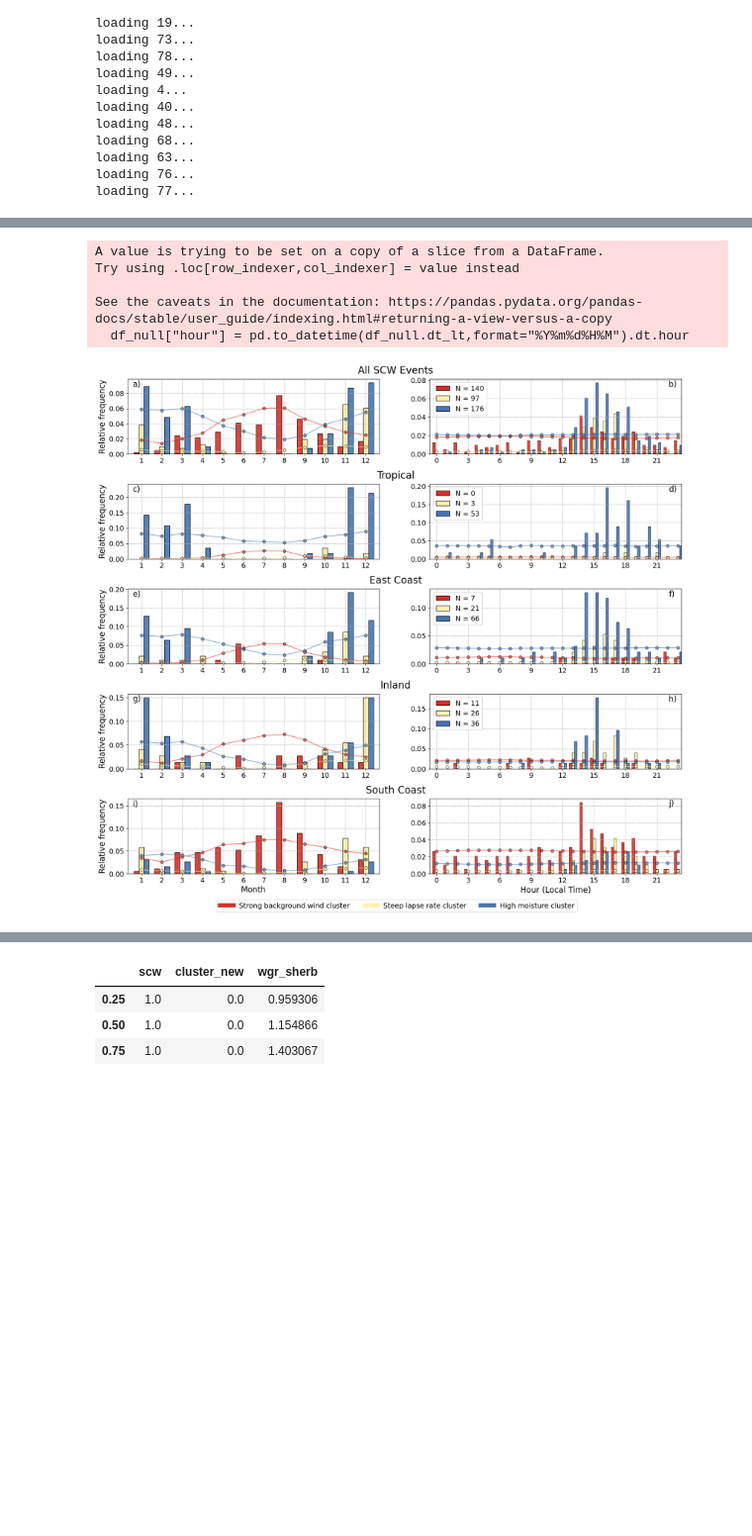
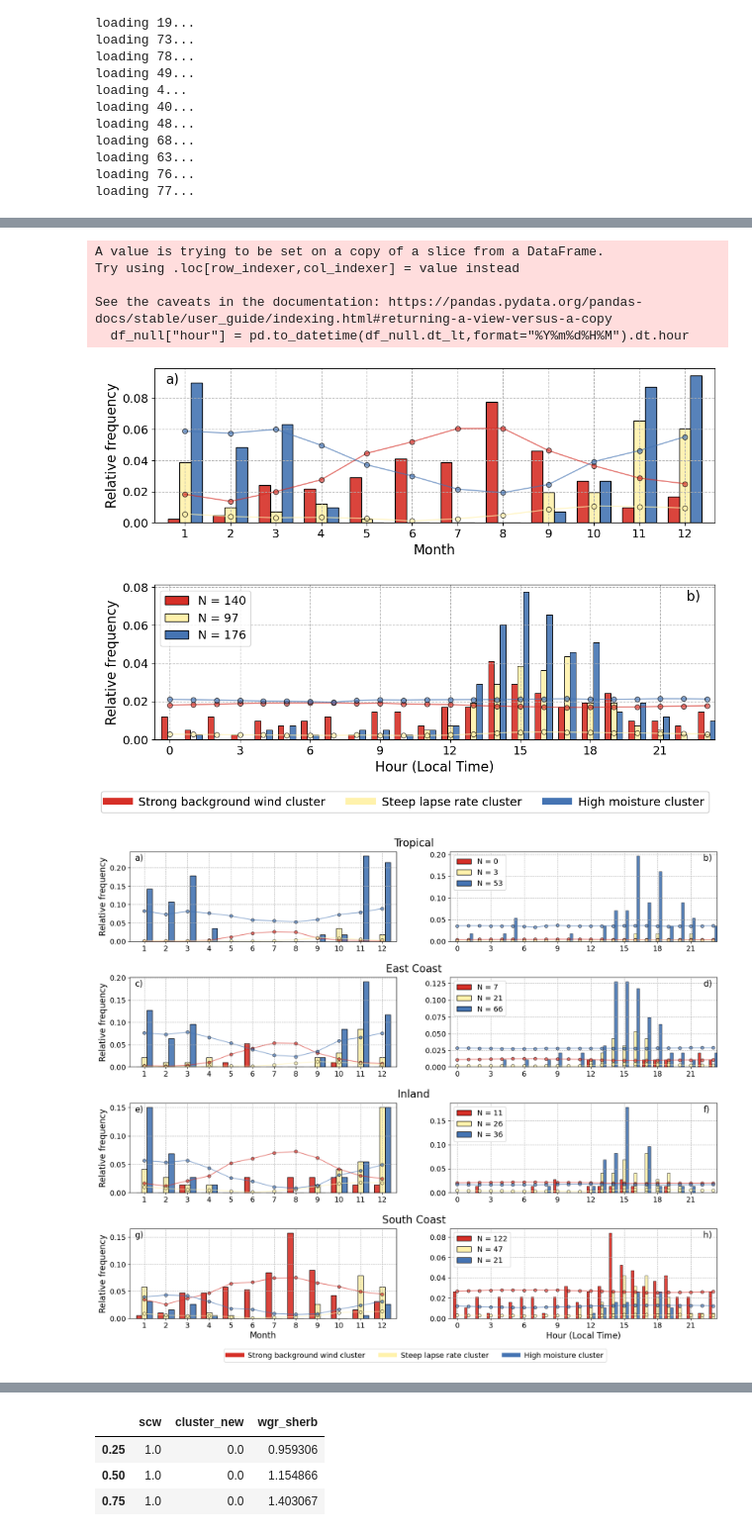
Before and after one commit to andrewbrown31/tint_processing, a Jupyter notebook: systematic_analysis/non_event_analysis.ipynb, the cells around one changed output, grey strips where cells are left out. Shown at 99% size. Drawn from its saved outputs; the diff is of its cells as text; code cells hidden in the pictures; blank space fills up the shorter version.

```diff
--- a/systematic_analysis/non_event_analysis.ipynb
+++ b/systematic_analysis/non_event_analysis.ipynb
@@ -256,61 +298,79 @@ def plot_bg_prob_diurnal(df_null,ax):
 
 def create_legend(ax,p,labels):
 
     #create legend
     handles = [Rectangle((0,0),1,1,color=c,ec="k") for c in p]
-    plt.legend(handles, labels, loc="upper left",fontsize=14)
+    leg = plt.legend(handles, labels, loc="upper left",fontsize=14)
+    ax.add_artist(leg)
 
 
-plt.figure(figsize=[20,18])
+plt.figure(figsize=[12,8])
 p=[plt.get_cmap("RdYlBu")(i) for i in [0.1,0.46,0.9]]
 plt.subplots_adjust(hspace=0.4)
 
-plot_hist_seasonal(df[df["scw"]==1].drop(columns="dt_utc").reset_index(),plt.subplot(5,2,1),ymax2=None,title="All SCW Events",letter="a")
-plot_bg_prob_seasonal(df[["rid","month","cluster_new","scw"]],plt.subplot(5,2,1))
-
-plot_hist_seasonal(df[(np.in1d(df.rid,tropical_rids)) & (df["scw"]==1)].drop(columns="dt_utc").reset_index(),plt.subplot(5,2,3),title="Tropical",letter="c")
-plot_bg_prob_seasonal(df[["rid","month","cluster_new","scw"]][(np.in1d(df.rid,tropical_rids)) & (df.scw==0)],plt.subplot(5,2,3))
-
-plot_hist_seasonal(df[(np.in1d(df.rid,east_coast_rids)) & (df["scw"]==1)].drop(columns="dt_utc").reset_index(),plt.subplot(5,2,5),title="East Coast",letter="e")
-plot_bg_prob_seasonal(df[["rid","month","cluster_new","scw"]][(np.in1d(df.rid,east_coast_rids)) & (df.scw==0)],plt.subplot(5,2,5))
-
-plot_hist_seasonal(df[(np.in1d(df.rid,inland_rids)) & (df["scw"]==1)].drop(columns="dt_utc").reset_index(),plt.subplot(5,2,7),title="Inland",letter="g")
-plot_bg_prob_seasonal(df[["rid","month","cluster_new","scw"]][(np.in1d(df.rid,inland_rids)) & (df.scw==0)],plt.subplot(5,2,7))
-
-plot_hist_seasonal(df[(np.in1d(df.rid,south_coast_rids)) & (df["scw"]==1)].drop(columns="dt_utc").reset_index(),plt.subplot(5,2,9),title="South Coast",letter="i")
-plot_bg_prob_seasonal(df[["rid","month","cluster_new","scw"]][(np.in1d(df.rid,south_coast_rids)) & (df.scw==0)],plt.subplot(5,2,9))
+plot_hist_seasonal(df[df["scw"]==1].drop(columns="dt_utc").reset_index(),plt.subplot(2,1,1),ymax2=None,title="",letter="a")
+plot_bg_prob_seasonal(df[["rid","month","cluster_new","scw"]],plt.subplot(2,1,1))
 plt.gca().set_xlabel("Month",size=16)
 
+plot_hist_diurnal(df[df["scw"]==1].drop(columns="dt_utc").reset_index(),plt.subplot(2,1,2),ymax2=None,letter="b")
+plot_bg_prob_diurnal(df[["rid","dt_lt","cluster_new","scw"]],plt.subplot(2,1,2))
+plt.gca().set_xlabel("Hour (Local Time)",size=16)
+plt.gca().set_ylabel("Relative frequency",size=16)
 
-plot_hist_diurnal(df[df["scw"]==1].drop(columns="dt_utc").reset_index(),plt.subplot(5,2,2),ymax2=None,letter="b")
-plot_bg_prob_diurnal(df[["rid","dt_lt","cluster_new","scw"]],plt.subplot(5,2,2))
+custom_lines = [Line2D([0], [0], color=p[0], lw=8),
+                Line2D([0], [0], color=p[1], lw=8),
+                Line2D([0], [0], color=p[2], lw=8)]
+legend2 = plt.legend(custom_lines, ["Strong background wind cluster","Steep lapse rate cluster","High moisture cluster"], fontsize=14,ncol=3,bbox_to_anchor=(0.5,-0.4,0.5,0.1))
+plt.gca().add_artist(legend2)
 
-plot_hist_diurnal(df[(np.in1d(df.rid,tropical_rids)) & (df["scw"]==1)].drop(columns="dt_utc").reset_index(),plt.subplot(5,2,4),letter="d")
-plot_bg_prob_diurnal(df[["rid","dt_lt","cluster_new","scw"]][(np.in1d(df.rid,tropical_rids)) & (df.scw==0)],plt.subplot(5,2,4))
+plt.savefig("/g/data/eg3/ab4502/figs/ExtremeWind/scws_cluster_temporal_hist.jpeg",dpi=1000,bbox_inches="tight")
 
-plot_hist_diurnal(df[(np.in1d(df.rid,east_coast_rids)) & (df["scw"]==1)].drop(columns="dt_utc").reset_index(),plt.subplot(5,2,6),letter="f")
-plot_bg_prob_diurnal(df[["rid","dt_lt","cluster_new","scw"]][(np.in1d(df.rid,east_coast_rids)) & (df.scw==0)],plt.subplot(5,2,6))
 
-plot_hist_diurnal(df[(np.in1d(df.rid,inland_rids)) & (df["scw"]==1)].drop(columns="dt_utc").reset_index(),plt.subplot(5,2,8),letter="h")
-plot_bg_prob_diurnal(df[["rid","dt_lt","cluster_new","scw"]][(np.in1d(df.rid,inland_rids)) & (df.scw==0)],plt.subplot(5,2,8))
 
-plot_hist_diurnal(df[(np.in1d(df.rid,south_coast_rids)) & (df["scw"]==1)].drop(columns="dt_utc").reset_index(),plt.subplot(5,2,10),letter="j")
-plot_bg_prob_diurnal(df[["rid","dt_lt","cluster_new","scw"]][(np.in1d(df.rid,south_coast_rids)) & (df.scw==0)],plt.subplot(5,2,10))
+plt.figure(figsize=[20,16])
+p=[plt.get_cmap("RdYlBu")(i) for i in [0.1,0.46,0.9]]
+plt.subplots_adjust(hspace=0.4)
+
+plot_hist_seasonal(df[(np.in1d(df.rid,tropical_rids)) & (df["scw"]==1)].drop(columns="dt_utc").reset_index(),plt.subplot(4,2,1),title="Tropical",letter="a")
+plot_bg_prob_seasonal(df[["rid","month","cluster_new","scw"]][(np.in1d(df.rid,tropical_rids)) & (df.scw==0)],plt.subplot(4,2,1))
+
+plot_hist_seasonal(df[(np.in1d(df.rid,east_coast_rids)) & (df["scw"]==1)].drop(columns="dt_utc").reset_index(),plt.subplot(4,2,3),title="East Coast",letter="c")
+plot_bg_prob_seasonal(df[["rid","month","cluster_new","scw"]][(np.in1d(df.rid,east_coast_rids)) & (df.scw==0)],plt.subplot(4,2,3))
+
+plot_hist_seasonal(df[(np.in1d(df.rid,inland_rids)) & (df["scw"]==1)].drop(columns="dt_utc").reset_index(),plt.subplot(4,2,5),title="Inland",letter="e")
+plot_bg_prob_seasonal(df[["rid","month","cluster_new","scw"]][(np.in1d(df.rid,inland_rids)) & (df.scw==0)],plt.subplot(4,2,5))
+
+plot_hist_seasonal(df[(np.in1d(df.rid,south_coast_rids)) & (df["scw"]==1)].drop(columns="dt_utc").reset_index(),plt.subplot(4,2,7),title="South Coast",letter="g")
+plot_bg_prob_seasonal(df[["rid","month","cluster_new","scw"]][(np.in1d(df.rid,south_coast_rids)) & (df.scw==0)],plt.subplot(4,2,7))
+plt.gca().set_xlabel("Month",size=16)
+
+plot_hist_diurnal(df[(np.in1d(df.rid,tropical_rids)) & (df["scw"]==1)].drop(columns="dt_utc").reset_index(),plt.subplot(4,2,2),letter="b")
+plot_bg_prob_diurnal(df[["rid","dt_lt","cluster_new","scw"]][(np.in1d(df.rid,tropical_rids)) & (df.scw==0)],plt.subplot(4,2,2))
+
+plot_hist_diurnal(df[(np.in1d(df.rid,east_coast_rids)) & (df["scw"]==1)].drop(columns="dt_utc").reset_index(),plt.subplot(4,2,4),letter="d")
+plot_bg_prob_diurnal(df[["rid","dt_lt","cluster_new","scw"]][(np.in1d(df.rid,east_coast_rids)) & (df.scw==0)],plt.subplot(4,2,4))
+
+plot_hist_diurnal(df[(np.in1d(df.rid,inland_rids)) & (df["scw"]==1)].drop(columns="dt_utc").reset_index(),plt.subplot(4,2,6),letter="f")
+plot_bg_prob_diurnal(df[["rid","dt_lt","cluster_new","scw"]][(np.in1d(df.rid,inland_rids)) & (df.scw==0)],plt.subplot(4,2,6))
+
+plot_hist_diurnal(df[(np.in1d(df.rid,south_coast_rids)) & (df["scw"]==1)].drop(columns="dt_utc").reset_index(),plt.subplot(4,2,8),letter="h")
+plot_bg_prob_diurnal(df[["rid","dt_lt","cluster_new","scw"]][(np.in1d(df.rid,south_coast_rids)) & (df.scw==0)],plt.subplot(4,2,8))
 plt.gca().set_xlabel("Hour (Local Time)",size=16)
 
 custom_lines = [Line2D([0], [0], color=p[0], lw=8),
                 Line2D([0], [0], color=p[1], lw=8),
                 Line2D([0], [0], color=p[2], lw=8)]
 plt.legend(custom_lines, ["Strong background wind cluster","Steep lapse rate cluster","High moisture cluster"], fontsize=14,ncol=3,bbox_to_anchor=(0.1,-0.4,0.5,0.1))
 
-plt.savefig("/g/data/eg3/ab4502/figs/ExtremeWind/scws_cluster_temporal_hist.jpeg",dpi=1000,bbox_inches="tight")
+plt.savefig("/g/data/eg3/ab4502/figs/ExtremeWind/scws_cluster_temporal_hist_all.jpeg",dpi=1000,bbox_inches="tight")
 # %% [output]
 A value is trying to be set on a copy of a slice from a DataFrame.
 Try using .loc[row_indexer,col_indexer] = value instead
 
 See the caveats in the documentation: https://pandas.pydata.org/pandas-docs/stable/user_guide/indexing.html#returning-a-view-versus-a-copy
   df_null["hour"] = pd.to_datetime(df_null.dt_lt,format="%Y%m%d%H%M").dt.hour
-[figure, old version]
+[figure, new version]
+[figure, added]
 # %%
 plt.figure(figsize=[16,10])
 df["wgr_sherb"] = df["gust"] / df["speed"]
```
Also changed, not shown: parts of 29 cells of this notebook, 7 other files.
